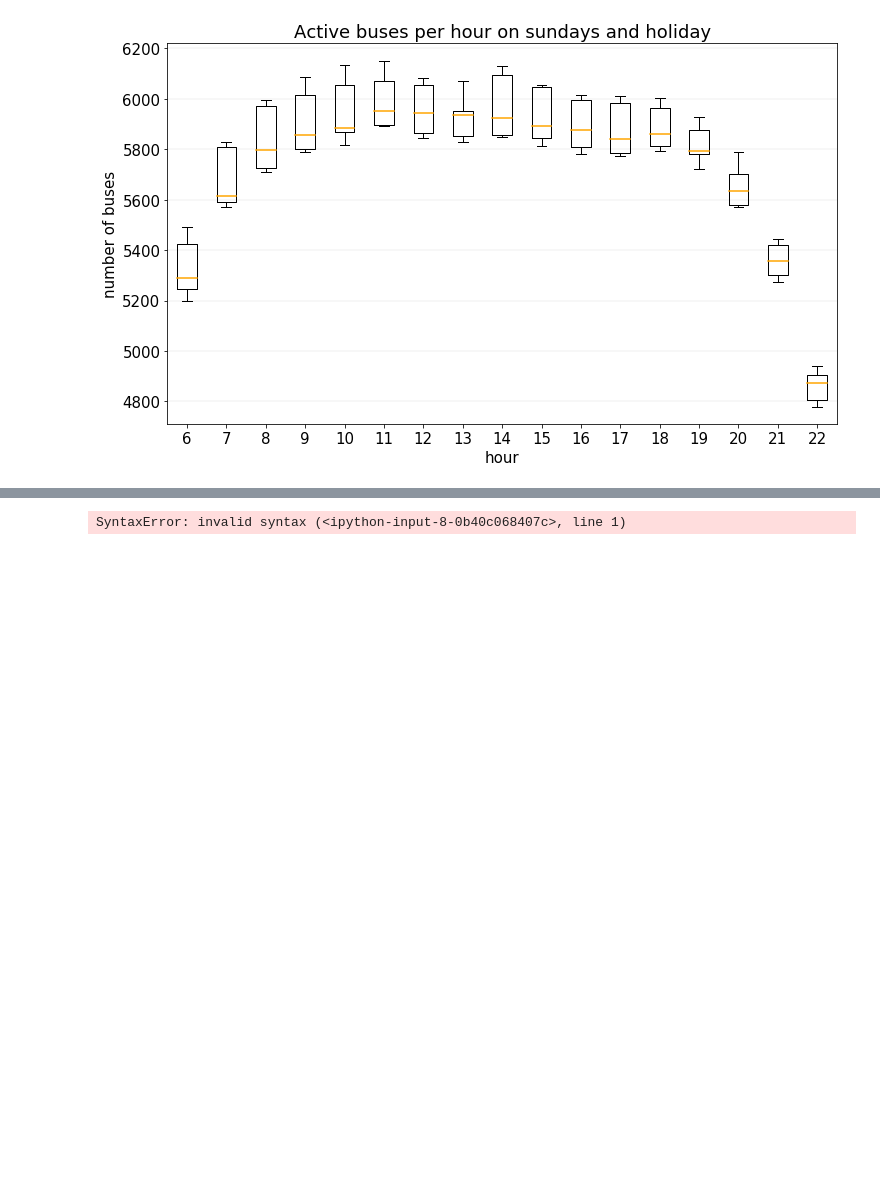
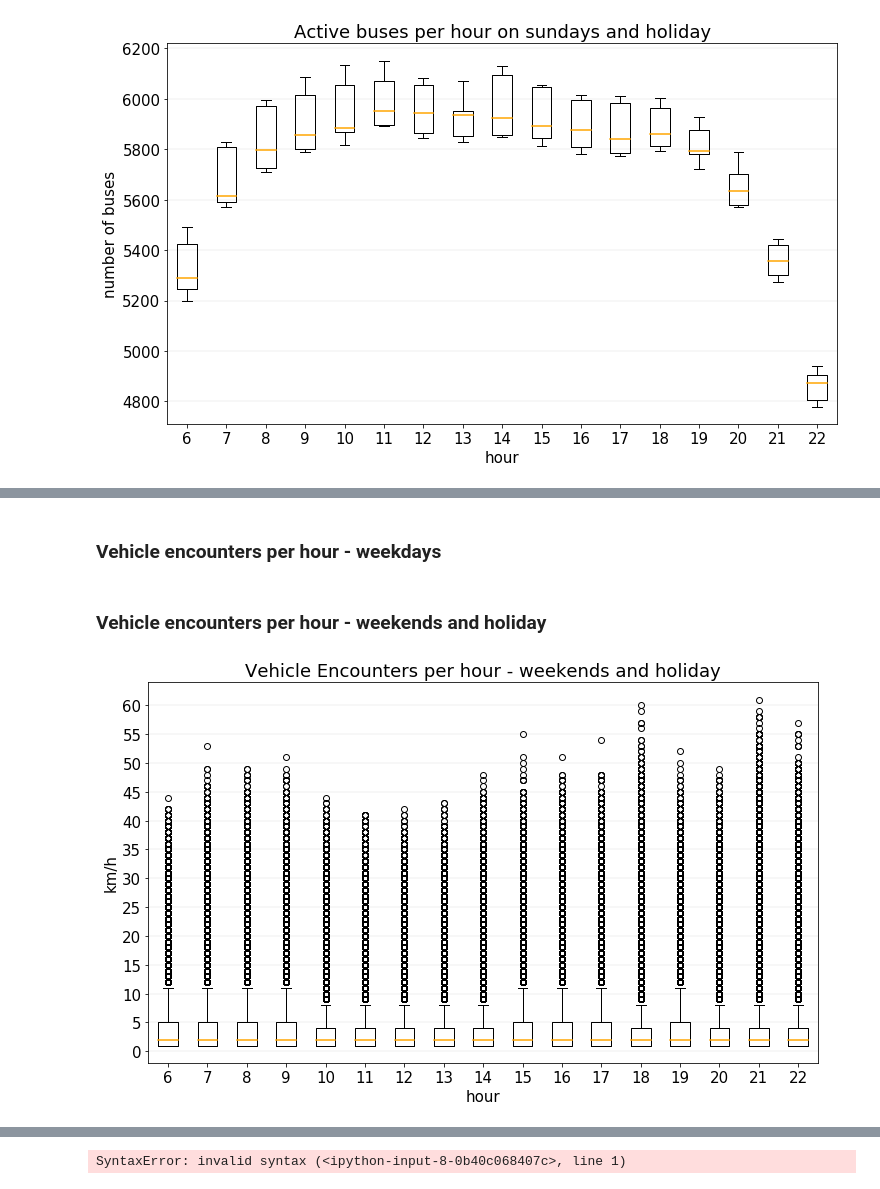
Before and after one commit to caroljunq/sptrans-data-analysis, a Jupyter notebook: article-journal/3-metrics-charts.ipynb, the cells around one changed output, grey strips where cells are left out. Cells and saved outputs as stored; diff of their text form; code cells hidden in the pictures; blank space fills up the shorter version.

Commit message:
connectivity metrics

```diff
--- a/article-journal/3-metrics-charts.ipynb
+++ b/article-journal/3-metrics-charts.ipynb
@@ -633,0 +593,2 @@ plt.show()
+# %% [markdown]
+### Vehicle encounters per hour - weekdays
@@ -633,0 +632,41 @@ plt.show()
+# %% [markdown]
+### Vehicle encounters per hour - weekends and holiday
+# %%
+# Vehicle encounters per hour - weekends and holiday
+
+import numpy as np
+import pandas as pd
+import matplotlib.pyplot as plt
+
+plt.rcParams.update({'font.size': 15})
+
+fig, ax = plt.subplots(figsize=(12, 7))
+
+ax.grid(color='grey', axis='y', linestyle='-', linewidth=0.25, alpha=0.5)
+
+
+dataset = []
+df = pd.read_parquet(f"./metrics-calculation-data/connectivity-metrics/all-connections-per-vehicle-per-graph-weekends/")
+
+
+for hour in range(6,23):
+    dataset.append(df.loc[df["hour"] == str(hour)]["number_connections"])
+
+minimum = min(df["number_connections"])
+maximum = max(df["number_connections"])
+# ax.set_yscale('log')
+
+ax.boxplot(dataset,labels=[hour for hour in range(6,23)],medianprops=dict(color='orange',linewidth=1.5))
+
+plt.ylabel("km/h")
+plt.xlabel("hour")
+
+plt.yticks(np.arange(0, maximum+1, 5.0))
+
+plt.savefig(f'./charts-results/vehicle-encounters-per-hour-boxplot-weekends.png',bbox_inches='tight',dpi=500)
+
+plt.title("Vehicle Encounters per hour - weekends and holiday")
+
+plt.show()
+# %% [output]
+[figure, added]
```
Also changed, not shown: parts of 13 cells of this notebook, 5 other files.
